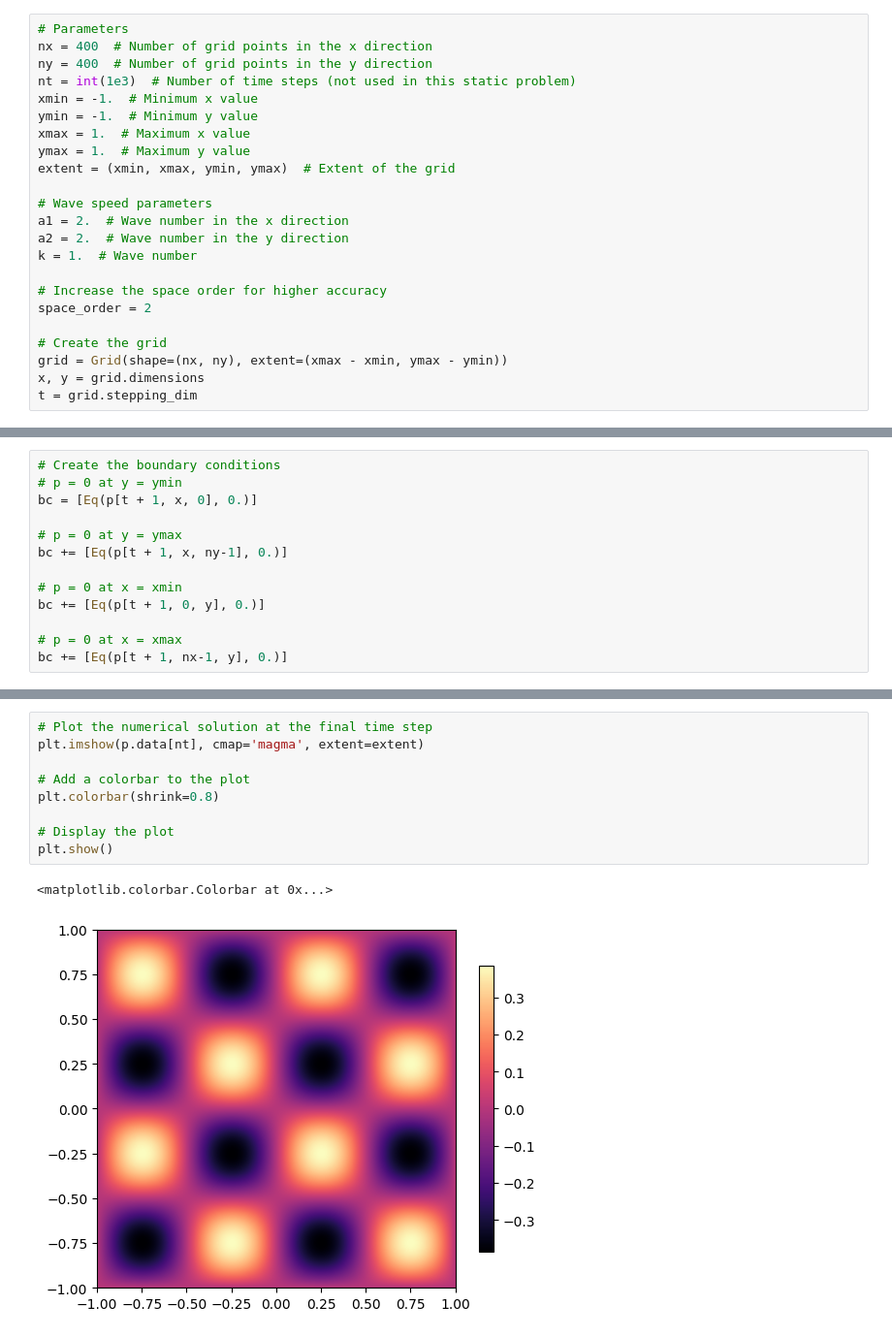
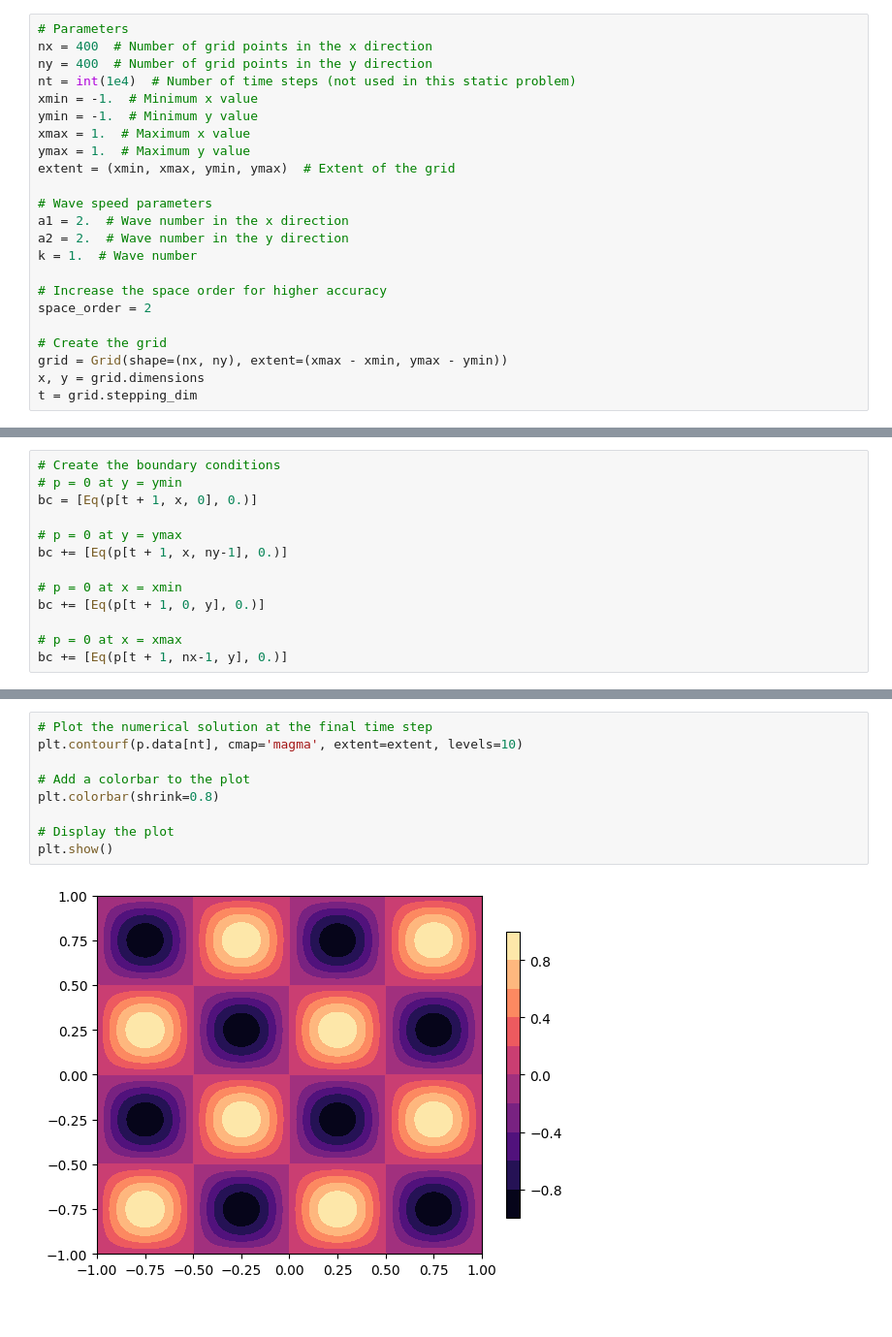
Before and after one commit to oscar-rincon/fwi, a Jupyter notebook: 02_helmholtz_dirichlet.ipynb, the cells around one changed output, grey strips where cells are left out. Shown at 97% size. Cells and saved outputs as stored; diff of their text form.

```diff
--- a/02_helmholtz_dirichlet.ipynb
+++ b/02_helmholtz_dirichlet.ipynb
@@ -30,7 +30,7 @@ import matplotlib.pyplot as plt
 # Parameters
 nx = 400  # Number of grid points in the x direction
 ny = 400  # Number of grid points in the y direction
-nt = int(1e3)  # Number of time steps (not used in this static problem)
+nt = int(1e4)  # Number of time steps (not used in this static problem)
 xmin = -1.  # Minimum x value
 ymin = -1.  # Minimum y value
 xmax = 1.  # Maximum x value
@@ -118,15 +118,14 @@ PerformanceSummary([(PerfKey(name='section0', rank=None),
 # %%
 # Plot the numerical solution at the final time step
-plt.imshow(p.data[nt], cmap='magma', extent=extent)
+plt.contourf(p.data[nt], cmap='magma', extent=extent, levels=10)
 
 # Add a colorbar to the plot
 plt.colorbar(shrink=0.8)
 
 # Display the plot
 plt.show()
 # %% [output]
-<matplotlib.colorbar.Colorbar at 0x...>
-[figure, old version]
+[figure, new version]
 # %%
 # Calculate the exact solution
 u_exact = np.sin(a1 * np.pi * X) * np.sin(a2 * np.pi * Y)
```
Also changed, not shown: parts of 3 cells of this notebook, 1 other file.
